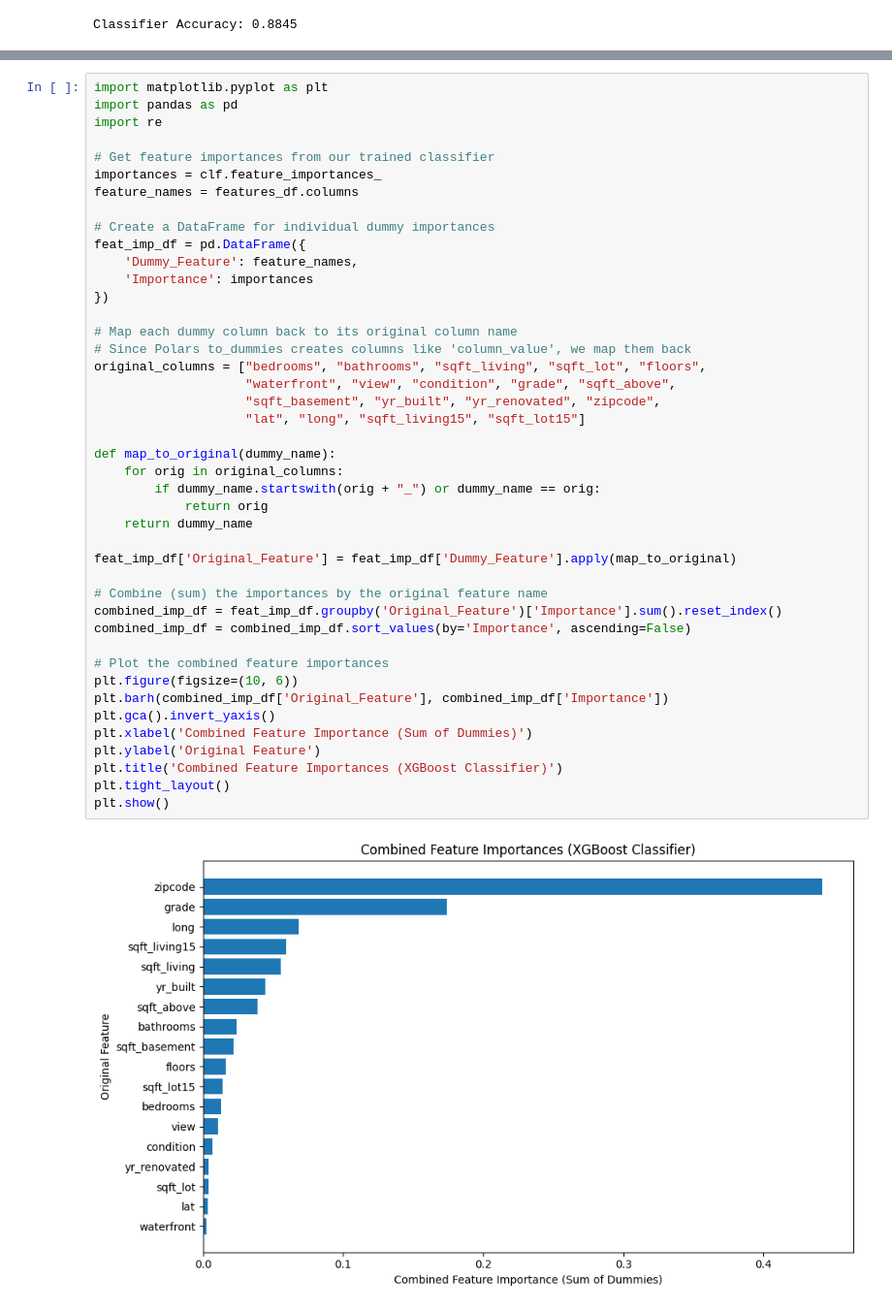
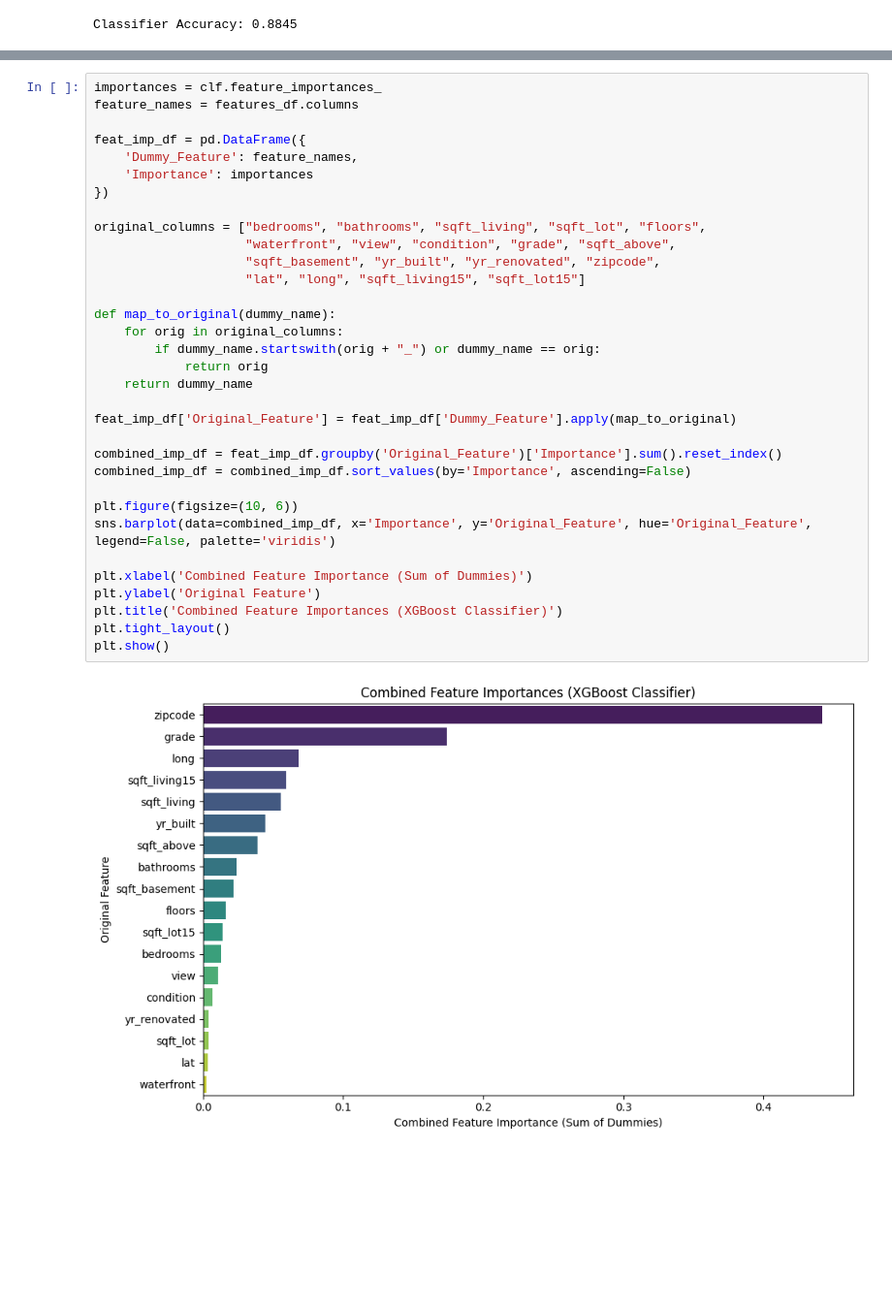
Before and after one commit to haydencase0/MachineLearning, a Jupyter notebook: notebooks/starter_housing.ipynb, the cells around one changed output, grey strips where cells are left out. Shown at 97% size. Drawn from its saved outputs; the diff is of its cells as text; blank space fills up the shorter version.

```diff
--- a/notebooks/starter_housing.ipynb
+++ b/notebooks/starter_housing.ipynb
@@ -46,45 +70,35 @@ Classifier Accuracy: 0.8845
 # %%
-import matplotlib.pyplot as plt
-import pandas as pd
-import re
-
-# Get feature importances from our trained classifier
 importances = clf.feature_importances_
 feature_names = features_df.columns
 
-# Create a DataFrame for individual dummy importances
 feat_imp_df = pd.DataFrame({
     'Dummy_Feature': feature_names,
     'Importance': importances
 })
 
-# Map each dummy column back to its original column name
-# Since Polars to_dummies creates columns like 'column_value', we map them back
 original_columns = ["bedrooms", "bathrooms", "sqft_living", "sqft_lot", "floors",
                     "waterfront", "view", "condition", "grade", "sqft_above",
                     "sqft_basement", "yr_built", "yr_renovated", "zipcode",
                     "lat", "long", "sqft_living15", "sqft_lot15"]
 
 def map_to_original(dummy_name):
     for orig in original_columns:
         if dummy_name.startswith(orig + "_") or dummy_name == orig:
             return orig
     return dummy_name
 
 feat_imp_df['Original_Feature'] = feat_imp_df['Dummy_Feature'].apply(map_to_original)
 
-# Combine (sum) the importances by the original feature name
 combined_imp_df = feat_imp_df.groupby('Original_Feature')['Importance'].sum().reset_index()
 combined_imp_df = combined_imp_df.sort_values(by='Importance', ascending=False)
 
-# Plot the combined feature importances
 plt.figure(figsize=(10, 6))
-plt.barh(combined_imp_df['Original_Feature'], combined_imp_df['Importance'])
-plt.gca().invert_yaxis()
+sns.barplot(data=combined_imp_df, x='Importance', y='Original_Feature', hue='Original_Feature', legend=False, palette='viridis')
+
 plt.xlabel('Combined Feature Importance (Sum of Dummies)')
 plt.ylabel('Original Feature')
 plt.title('Combined Feature Importances (XGBoost Classifier)')
 plt.tight_layout()
 plt.show()
 # %% [output]
-[figure, old version]
+[figure, new version]
```
Also changed, not shown: parts of 10 cells of this notebook.
